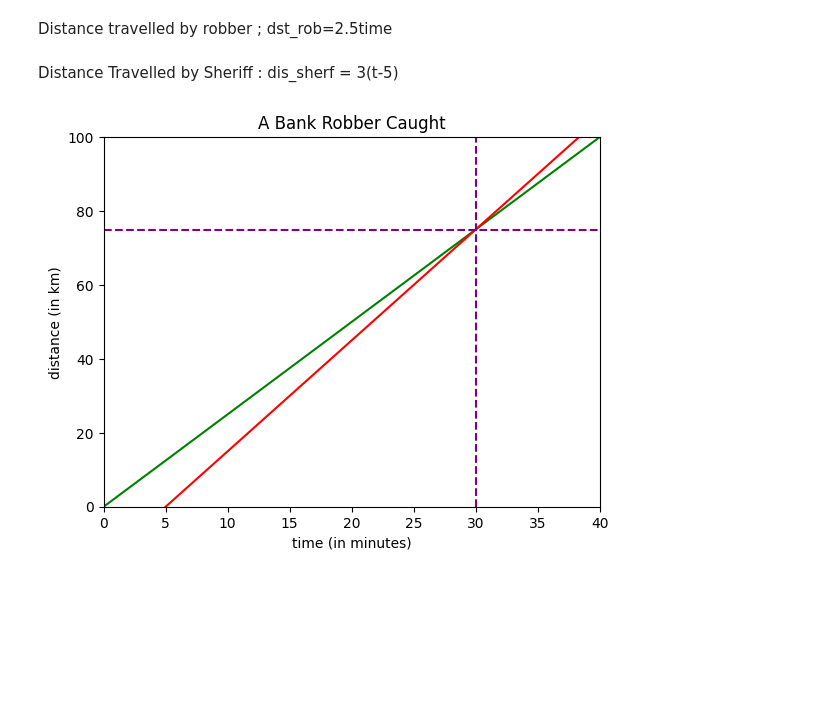
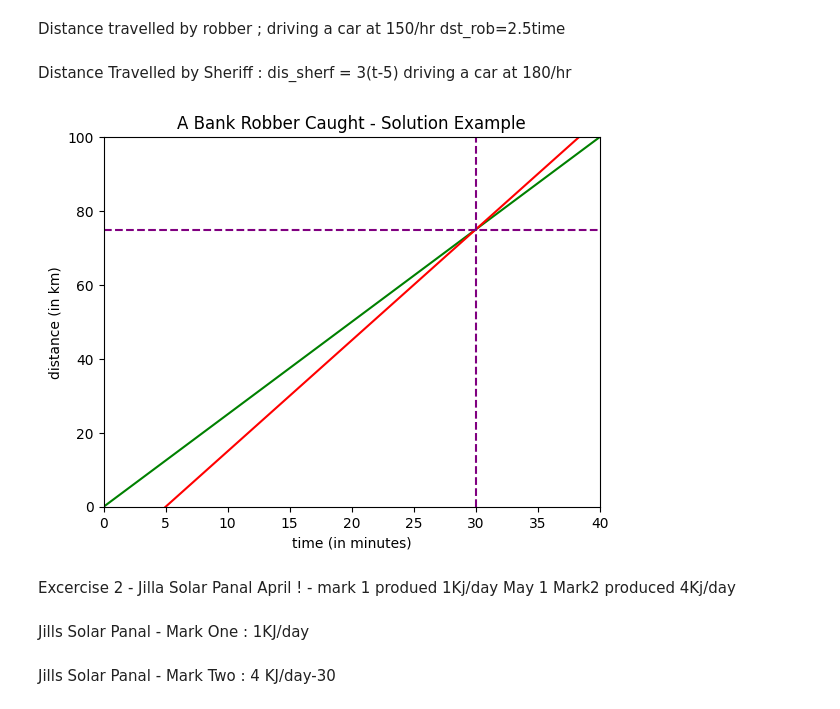
Before and after one commit to aynandu/Python-DeepLearning, a Jupyter notebook: Linear Algebra.ipynb, the cells around one changed output. Saved outputs shown, nothing was run; the diff lists cells and outputs as text; code cells hidden in the pictures; blank space fills up the shorter version.

```diff
--- a/Linear Algebra.ipynb
+++ b/Linear Algebra.ipynb
@@ -4,23 +4,26 @@ import matplotlib.pyplot as plt  # for Graphical Representation
 # %%
 time = np.linspace(0,40,1000) # start , finish , a points
 # %% [markdown]
-Distance travelled by robber ; dst_rob=2.5time
+Distance travelled by robber ; driving a car at 150/hr
+   dst_rob=2.5time
 # %%
 dst_rob =  2.5*time
 # %% [markdown]
-Distance Travelled by Sheriff : dis_sherf = 3(t-5)
+Distance Travelled by Sheriff : dis_sherf = 3(t-5)  driving a car at 180/hr
 # %%
 dis_sherf=3 *(time-5)
 # %%
 fig , ax = plt.subplots()
-plt.title("A Bank Robber Caught")
+plt.title("A Bank Robber Caught - Solution Example")
 plt.xlabel("time (in minutes)")
 plt.ylabel("distance (in km)")
 ax.set_xlim([0,40])
 ax.set_ylim([0,100])
 ax.plot(time,dst_rob,'green')
 ax.plot(time,dis_sherf,"red")
 plt.axvline(x=30,color="purple",linestyle='--')
 __=plt.axhline(y=75,color="purple",linestyle='--')
 # %% [output]
-[figure, old version]
+[figure, new version]
+# %% [markdown]
+Excercise 2 -  Jilla Solar Panal April ! - mark 1 produed 1Kj/day May 1 Mark2 produced 4Kj/day
@@ -26,0 +32,2 @@ __=plt.axhline(y=75,color="purple",linestyle='--')
+# %% [markdown]
+Jills Solar Panal - Mark One : 1KJ/day
@@ -26,0 +36,3 @@ __=plt.axhline(y=75,color="purple",linestyle='--')
+# %% [markdown]
+Jills Solar Panal - Mark Two : 4
+KJ/day-30
```
Also changed, not shown: parts of 5 cells of this notebook, 1 other file.
